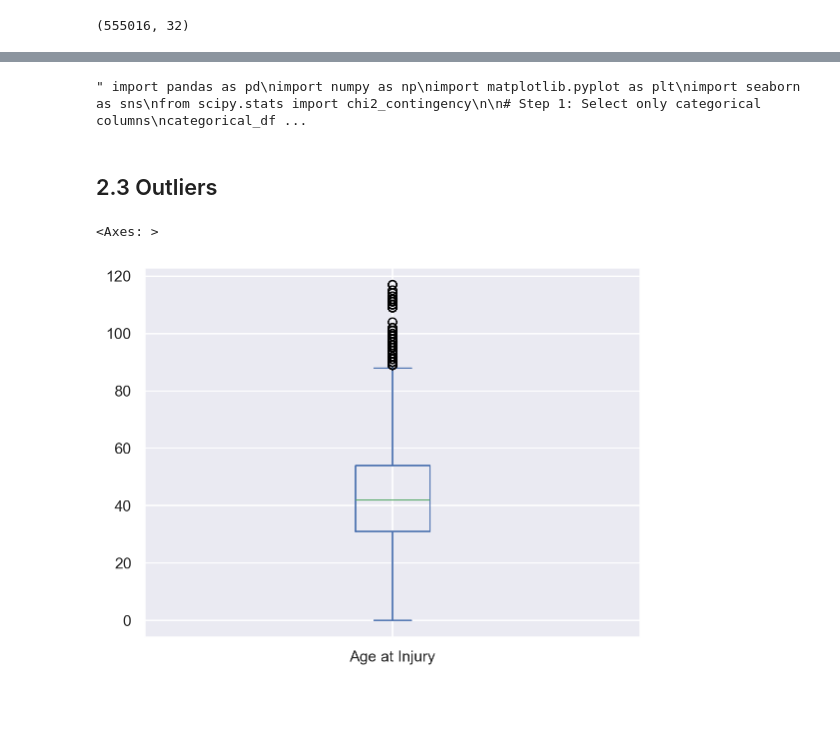
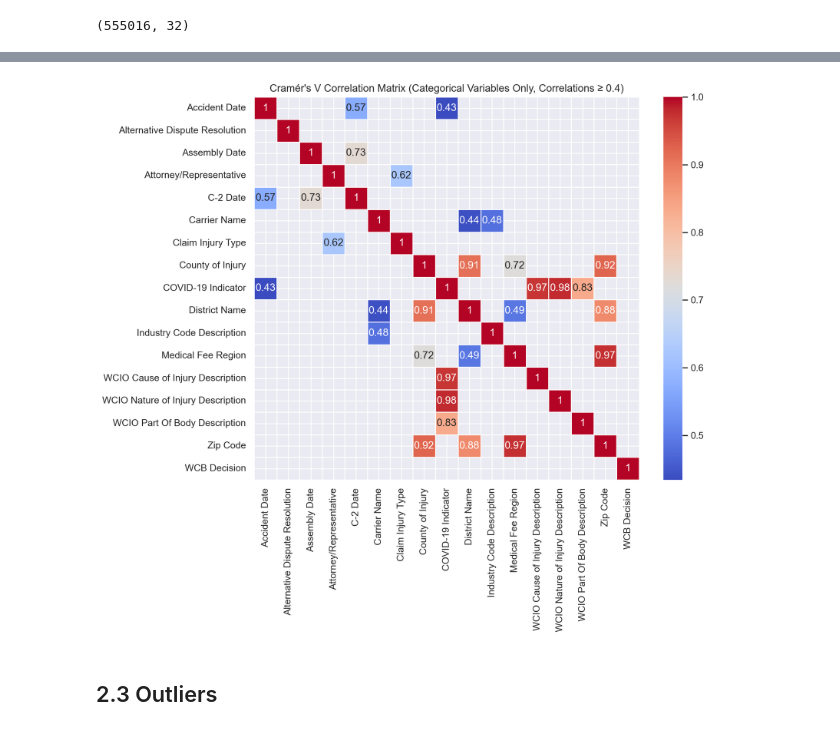
Before and after one commit to joaopr03/ml, a Jupyter notebook: ML_latest.ipynb, the cells around one changed output, grey strips where cells are left out. Cells and saved outputs as stored; diff of their text form; code cells hidden in the pictures; blank space fills up the shorter version.

```diff
--- a/ML_latest.ipynb
+++ b/ML_latest.ipynb
@@ -635,5 +716,5 @@ plt.show()
 # %%
-""" import pandas as pd
+import pandas as pd
 import numpy as np
 import matplotlib.pyplot as plt
 import seaborn as sns
@@ -646,42 +727,37 @@ categorical_df = wcb.select_dtypes(include=['object', 'datetime64[ns]'])
 def cramers_v(x, y):
     confusion_matrix = pd.crosstab(x, y)
     chi2 = chi2_contingency(confusion_matrix)[0]
     n = confusion_matrix.sum().sum()
     r, k = confusion_matrix.shape
     return np.sqrt(chi2 / (n * (min(r, k) - 1)))
 
 # Step 3: Create an empty DataFrame to store Cramér's V values
 cramers_v_matrix = pd.DataFrame(np.zeros((categorical_df.shape[1], categorical_df.shape[1])),
                                 columns=categorical_df.columns,
                                 index=categorical_df.columns)
 
 # Step 4: Calculate Cramér's V for each pair of categorical variables
 for col1 in categorical_df.columns:
     for col2 in categorical_df.columns:
         if col1 != col2:
             cramers_v_matrix.loc[col1, col2] = cramers_v(categorical_df[col1], categorical_df[col2])
         else:
             cramers_v_matrix.loc[col1, col2] = 1  # Set diagonal to 1
 
 # Step 5: Apply a mask for values below 0.4
 mask = (cramers_v_matrix > -0.4) & (cramers_v_matrix < 0.4)
 
 # Step 6: Visualize the correlation matrix with masking
 plt.figure(figsize=(10, 8))
 sns.heatmap(cramers_v_matrix, annot=True, cmap='coolwarm', linewidths=0.5, mask=mask)
 
 # Display the plot
 plt.title('Cramér\'s V Correlation Matrix (Categorical Variables Only, Correlations ≥ 0.4)')
-plt.show() """
+plt.show()
 # %% [output]
-" import pandas as pd\nimport numpy as np\nimport matplotlib.pyplot as plt\nimport seaborn as sns\nfrom scipy.stats import chi2_contingency\n\n# Step 1: Select only categorical columns\ncategorical_df ...
+[figure, added]
 # %% [markdown]
 ## 2.3 Outliers <a name="23-outliers"></a>
-# %%
-wcb['Age at Injury'].plot(kind='box')
-# %% [output]
-<Axes: >
-[figure, removed]
 # %%
 print(wcb['Age at Injury'].quantile(0.995))
 print(wcb['Age at Injury'].quantile(0.005))
```
Also changed, not shown: parts of 23 cells of this notebook.
